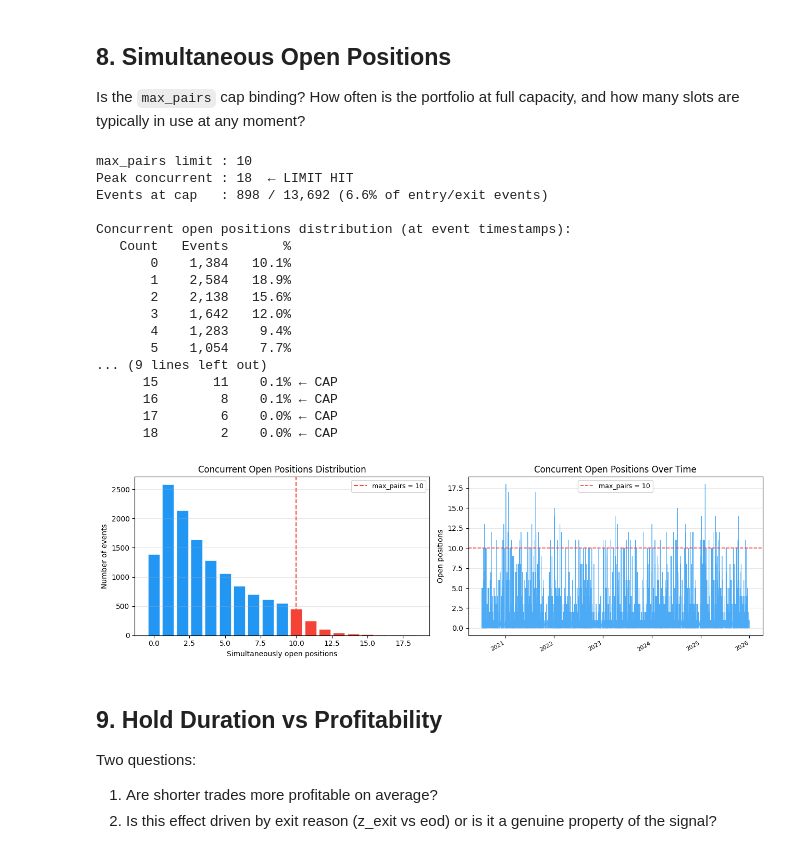
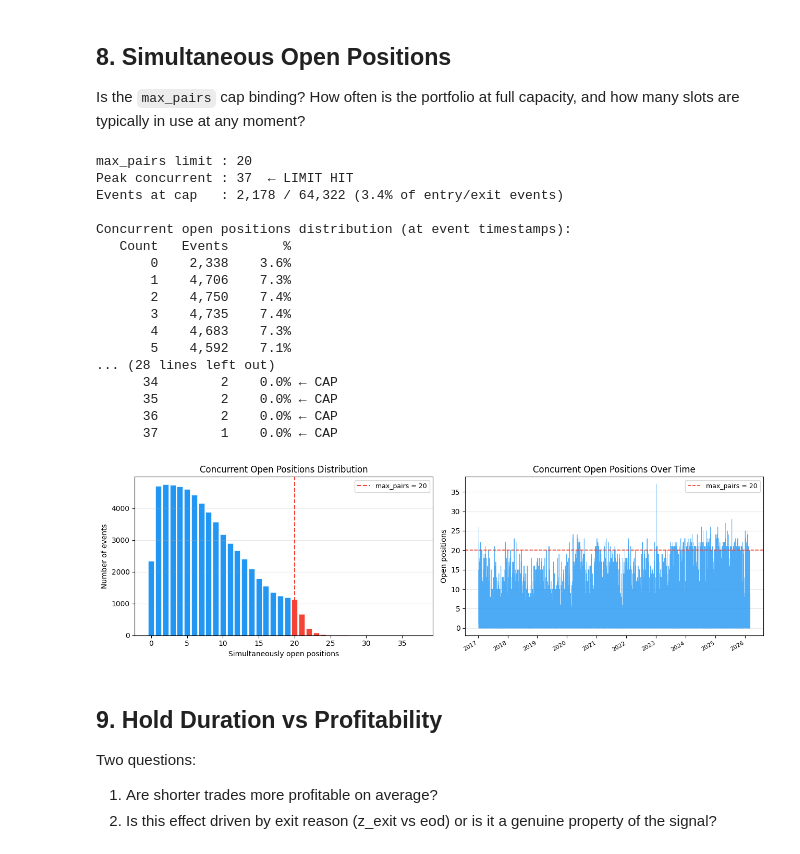
Before and after one commit to erevtsov/stat-arb, a Jupyter notebook: notebooks/strategy.ipynb, the cells around one changed output. Cells and saved outputs as stored; diff of their text form; code cells hidden in the pictures.

```diff
--- a/notebooks/strategy.ipynb
+++ b/notebooks/strategy.ipynb
@@ -65,8 +63,6 @@ BACKTEST_PARAMS = dict(
 # %%
-
 print("Running backtest …")
-print({k: v for k, v in BACKTEST_PARAMS.items()})
-trades_df, daily_pnl_df = run_backtest(**BACKTEST_PARAMS)
+trades_df, daily_pnl_df = run_backtest(config=cfg)
 print(f"\nDone. {len(trades_df)} trades over {len(daily_pnl_df)} trading days.")
 # %% [output]
 Running backtest …
@@ -119,12 +104,11 @@ Portfolio saved → ../results/portfolio/portfolio_tf15min_zw5_wd42_ze3.5_zx2_zs
 # %%
 ### Alternative: load pre-computed results (skip cell-3 re-run)
-trades_df    = pl.read_parquet("../results/trades/trades_15min.parquet")
-daily_pnl_df = pl.read_parquet("../results/portfolio/daily_pnl_15min.parquet")
-capital = 100_000.0   # must match the run that produced the files
+# trades_df    = pl.read_parquet("../results/trades/trades_15min.parquet")
+# daily_pnl_df = pl.read_parquet("../results/portfolio/daily_pnl_15min.parquet")
 # %% [markdown]
 ## 2. Portfolio Summary
 # %%
-capital = BACKTEST_PARAMS["capital"]
+capital = cfg.portfolio.capital
 final_value = daily_pnl_df["portfolio_value"][-1]
 total_net_pnl = daily_pnl_df["net_pnl"].sum()
 total_gross_pnl = daily_pnl_df["gross_pnl"].sum()
@@ -167,7 +151,7 @@ else:
 print("=" * 55)
 print("PORTFOLIO SUMMARY")
 print("=" * 55)
-print(f"  Period             : {BACKTEST_PARAMS['start_date']} → {BACKTEST_PARAMS['end_date']}")
+print(f"  Period             : {cfg.portfolio.start_date} → {cfg.portfolio.end_date}")
 print(f"  Starting capital   : ${capital:>12,.2f}")
 print(f"  Final value        : ${final_value:>12,.2f}")
 print(f"  Total net P&L      : ${total_net_pnl:>+12,.2f}")
@@ -461,7 +445,7 @@ Is the `max_pairs` cap binding? How often is the portfolio at full capacity,
 and how many slots are typically in use at any moment?
 # %%
 if len(trades_df) > 0:
-    max_pairs = BACKTEST_PARAMS["max_pairs"]
+    max_pairs = cfg.portfolio.max_pairs
 
     # Build a change-stream: +1 at entry, -1 at exit.
     # Sorting and cumsum gives concurrent open count at every event.
@@ -499,48 +483,48 @@ if len(trades_df) > 0:
     bar_colors = ["#F44336" if v >= max_pairs else "#2196F3" for v in vals]
     ax.bar(vals, counts, color=bar_colors, edgecolor="white", linewidth=0.4)
     ax.axvline(max_pairs, color="#F44336", linewidth=1.5, linestyle="--",
                label=f"max_pairs = {max_pairs}")
     ax.set_xlabel("Simultaneously open positions")
     ax.set_ylabel("Number of events")
     ax.set_title("Concurrent Open Positions Distribution")
     ax.legend(fontsize=9)
     ax.grid(axis="y", alpha=0.3)
 
     # Right: time-series of concurrent count (sampled at each event)
     ax = axes[1]
     ts_list = events["ts"].to_list()
     ax.plot(ts_list, concurrent, color="#2196F3", linewidth=0.6, alpha=0.8)
     ax.axhline(max_pairs, color="#F44336", linewidth=1.2, linestyle="--",
                label=f"max_pairs = {max_pairs}")
     ax.set_ylabel("Open positions")
     ax.set_title("Concurrent Open Positions Over Time")
     ax.legend(fontsize=9)
     ax.grid(axis="y", alpha=0.3)
     plt.setp(ax.get_xticklabels(), rotation=30, ha="right", fontsize=8)
 
     plt.tight_layout()
     plt.show()
 else:
     print("No trades to analyse.")
 # %% [output]
-max_pairs limit : 10
-Peak concurrent : 18  ← LIMIT HIT
-Events at cap   : 898 / 13,692 (6.6% of entry/exit events)
+max_pairs limit : 20
+Peak concurrent : 37  ← LIMIT HIT
+Events at cap   : 2,178 / 64,322 (3.4% of entry/exit events)
 
 Concurrent open positions distribution (at event timestamps):
    Count   Events       %
-       0    1,384   10.1%
-       1    2,584   18.9%
-       2    2,138   15.6%
-       3    1,642   12.0%
-       4    1,283    9.4%
-       5    1,054    7.7%
-... (9 lines left out)
-      15       11    0.1% ← CAP
-      16        8    0.1% ← CAP
-      17        6    0.0% ← CAP
-      18        2    0.0% ← CAP
+       0    2,338    3.6%
+       1    4,706    7.3%
+       2    4,750    7.4%
+       3    4,735    7.4%
+       4    4,683    7.3%
+       5    4,592    7.1%
+... (28 lines left out)
+      34        2    0.0% ← CAP
+      35        2    0.0% ← CAP
+      36        2    0.0% ← CAP
+      37        1    0.0% ← CAP
-[figure, old version]
+[figure, new version]
 # %% [markdown]
 ## 9. Hold Duration vs Profitability
 
```
Also changed, not shown: parts of 17 cells of this notebook, 1 other file.
